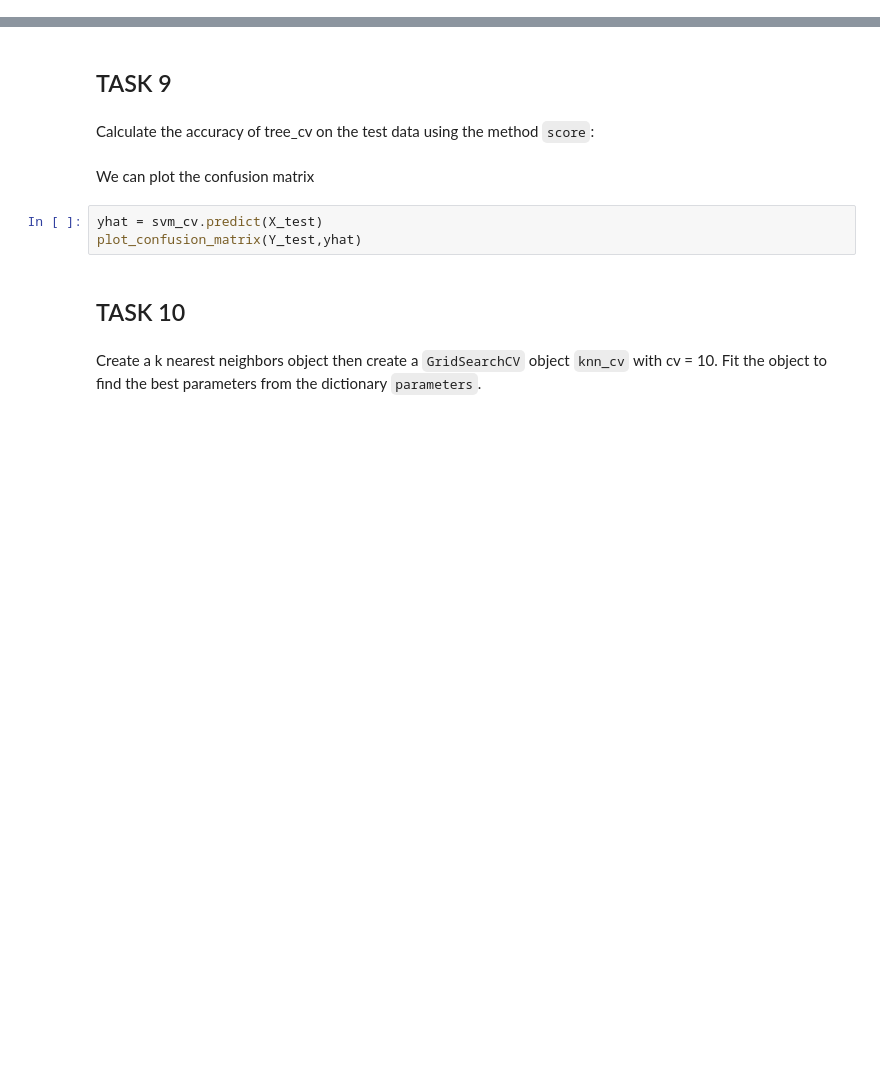
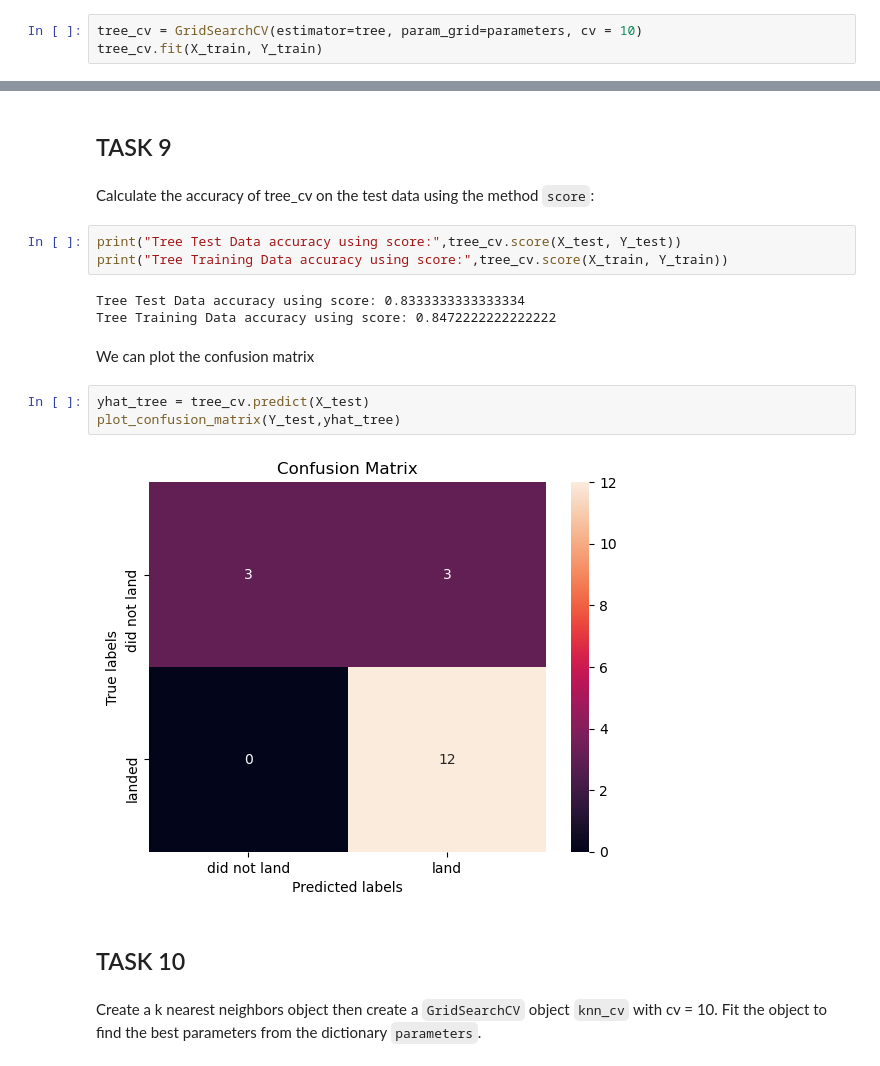
Before and after one commit to icgibbs/DataScienceCapstone, a Jupyter notebook: SpaceX_Machine Learning Prediction_Part_5.ipynb, the cells around one changed output, grey strips where cells are left out. Saved outputs shown, nothing was run; the diff lists cells and outputs as text; blank space fills up the shorter version.

```diff
--- a/SpaceX_Machine Learning Prediction_Part_5.ipynb
+++ b/SpaceX_Machine Learning Prediction_Part_5.ipynb
@@ -288,3 +325,6 @@ parameters = {'criterion': ['gini', 'entropy'],
      'min_samples_split': [2, 5, 10]}
 
 tree = DecisionTreeClassifier()
+# %%
+tree_cv = GridSearchCV(estimator=tree, param_grid=parameters, cv = 10)
+tree_cv.fit(X_train, Y_train)
@@ -295,11 +350,19 @@ print("accuracy :",tree_cv.best_score_)
 ## TASK  9
 # %% [markdown]
 Calculate the accuracy of tree_cv on the test data using the method <code>score</code>:
+# %%
+print("Tree Test Data accuracy using score:",tree_cv.score(X_test, Y_test))
+print("Tree Training Data accuracy using score:",tree_cv.score(X_train, Y_train))
+# %% [output]
+Tree Test Data accuracy using score: 0.8333333333333334
+Tree Training Data accuracy using score: 0.8472222222222222
 # %% [markdown]
 We can plot the confusion matrix
 # %%
-yhat = svm_cv.predict(X_test)
-plot_confusion_matrix(Y_test,yhat)
+yhat_tree = tree_cv.predict(X_test)
+plot_confusion_matrix(Y_test,yhat_tree)
+# %% [output]
+[figure, added]
 # %% [markdown]
 ## TASK  10
 # %% [markdown]
```
Also changed, not shown: parts of 19 cells of this notebook.
